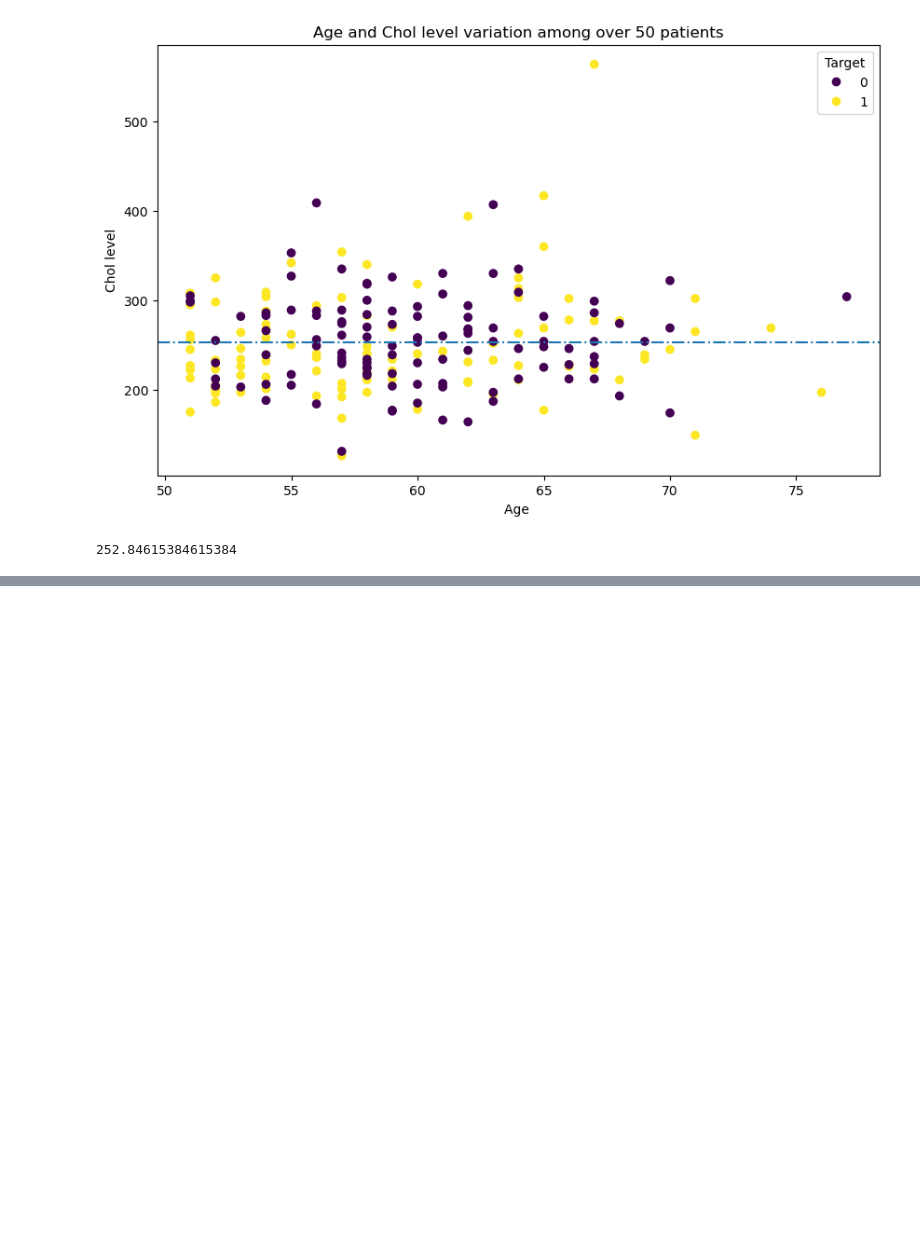
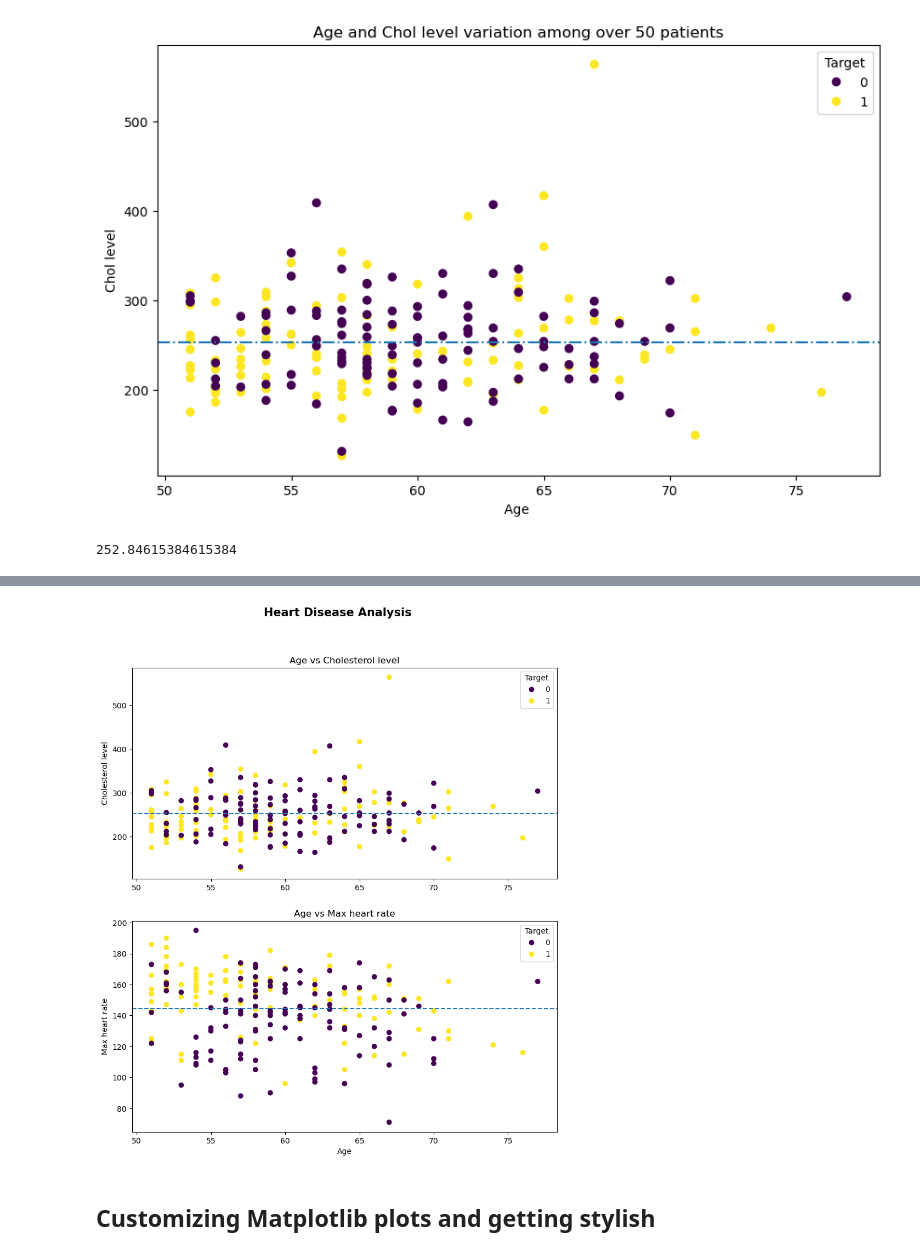
Before and after one commit to UGSNBandara/Machine-Learning-introduction, a Jupyter notebook: matplotlib_intro/Introduction_to_matplotlib.ipynb, the cells around one changed output, grey strips where cells are left out. Drawn from its saved outputs; the diff is of its cells as text; code cells hidden in the pictures; blank space fills up the shorter version.

```diff
--- a/matplotlib_intro/Introduction_to_matplotlib.ipynb
+++ b/matplotlib_intro/Introduction_to_matplotlib.ipynb
@@ -573,0 +590,33 @@ over_50.chol.mean()
+# %%
+fig, (ax0, ax1) = plt.subplots(nrows=2,
+                               ncols=1,
+                               figsize=(10,11))
+
+age_chol = ax0.scatter(over_50["age"], over_50["chol"], c = over_50["target"])
+ax0.legend(*age_chol.legend_elements(), title="Target")
+ax0.set(title="Age vs Cholesterol level",
+        ylabel="Cholesterol level")
+
+##horizontal line through the mean value.
+ax0.axhline(y = over_50["chol"].mean(), linestyle = "--")
+
+
+## define axis and soo
+age_thalach = ax1.scatter(over_50["age"], over_50["thalach"], c = over_50["target"])
+ax1.legend(*age_thalach.legend_elements(), title = "Target")
+ax1.set(title = "Age vs Max heart rate",
+       xlabel="Age", ylabel="Max heart rate")
+
+## horizontal line through the mean value
+ax1.axhline(y = over_50["thalach"].mean(), linestyle = "--")
+
+##  add a title for the figure
+fig.suptitle("Heart Disease Analysis", fontsize = 15, fontweight = "bold")
+### it is suptitile, not sub *****
+
+#saving the figure as .....png
+fig.savefig("Age_chol_thalach_variation_with_target.png")
+# %% [output]
+[figure, added]
+# %% [markdown]
+## Customizing Matplotlib plots and getting stylish
```
Also changed, not shown: parts of 26 cells of this notebook, 1 other file.
